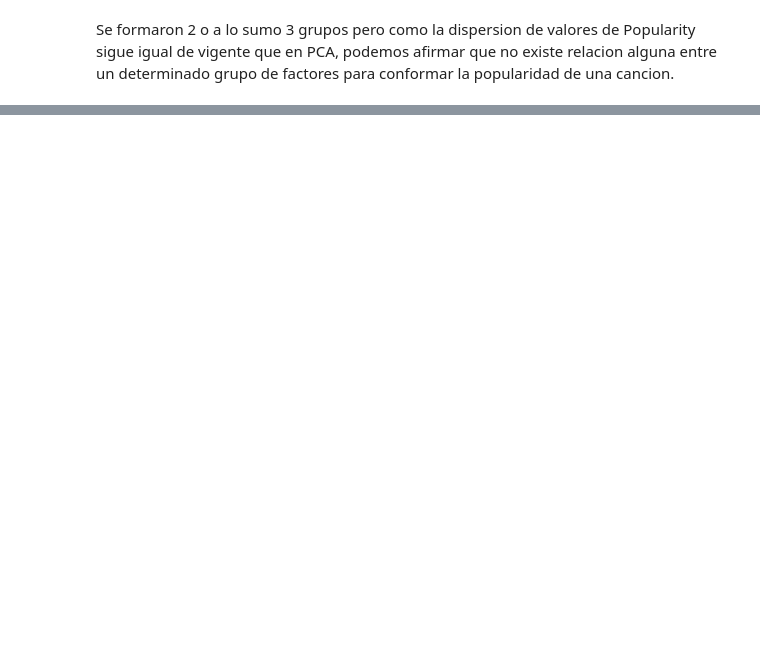
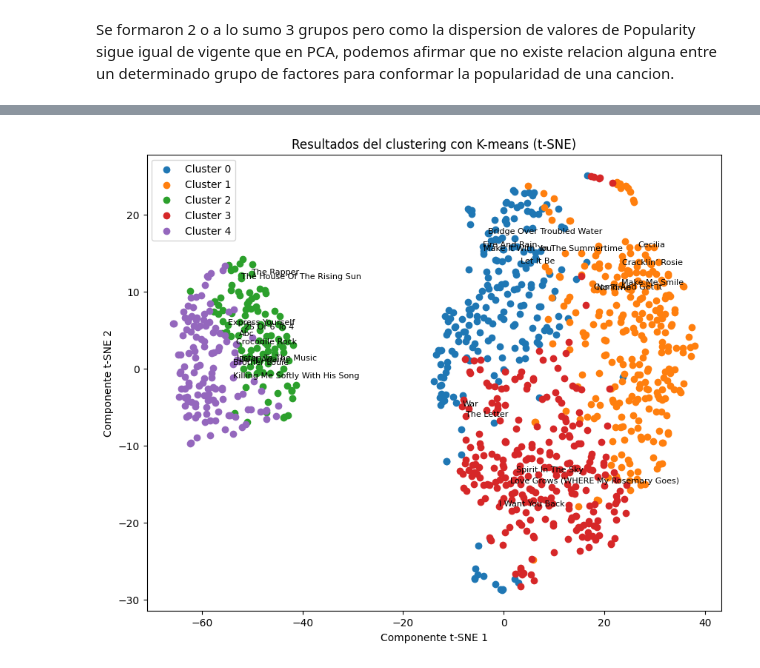
Before and after one commit to nachoperna/Fundamentos-de-la-Ciencia-de-Datos, a Jupyter notebook: TPE/tpe.ipynb, the cells around one changed output, grey strips where cells are left out. Cells and saved outputs as stored; diff of their text form; code cells hidden in the pictures; blank space fills up the shorter version.

```diff
--- a/TPE/tpe.ipynb
+++ b/TPE/tpe.ipynb
@@ -1300,0 +1326,7 @@ Se formaron 2 o a lo sumo 3 grupos pero como la dispersion de valores de Popular
+# %%
+from sklearn.preprocessing import MinMaxScaler
+
+minmaxscaler = MinMaxScaler()
+features = minmaxscaler.fit_transform(features)
+
+features
@@ -1300,0 +1347,38 @@ Se formaron 2 o a lo sumo 3 grupos pero como la dispersion de valores de Popular
+# %%
+kmeans = KMeans(n_clusters=5, verbose=0, random_state=10)
+# lo aplicamos sobre nuestros datos para hallar los centroides
+kmeans.fit(features)
+# y obtenemos los clusters a los que fueron asignadas las muestras
+clusters_kmeans = kmeans.predict(features)
+# %%
+track = raw_covers['Track']
+
+# Reducir la dimensionalidad de los datos usando t-SNE
+tsne_cluster = TSNE(n_components=2, random_state=42)
+tsne_results = tsne_cluster.fit_transform(features)
+
+# Crear un DataFrame con los resultados de t-SNE y los clusters
+tsne_df = pd.DataFrame({'x': tsne_results[:, 0], 'y': tsne_results[:, 1], 'Cluster': clusters_kmeans, 'Track': track})
+
+# Graficar los resultados de t-SNE, coloreando los puntos según el cluster
+plt.figure(figsize=(10, 8))
+for cluster_num in range(5):
+  plt.scatter(tsne_df[tsne_df['Cluster'] == cluster_num]['x'], tsne_df[tsne_df['Cluster'] == cluster_num]['y'], label=f'Cluster {cluster_num}')
+
+  # Seleccionar 5 países para etiquetar en cada cluster, incluyendo Argentina si está presente
+  track_to_label = tsne_df[tsne_df['Cluster'] == cluster_num]['Track'].tolist()
+
+  track_to_label = track_to_label[:5]
+
+  for track in track_to_label:
+    row = tsne_df[(tsne_df['Cluster'] == cluster_num) & (tsne_df['Track'] == track)]
+    if not row.empty:
+      plt.text(row['x'].values[0], row['y'].values[0], track, fontsize=8)
+
+plt.xlabel('Componente t-SNE 1')
+plt.ylabel('Componente t-SNE 2')
+plt.title('Resultados del clustering con K-means (t-SNE)')
+plt.legend()
+plt.show()
+# %% [output]
+[figure, added]
```
Also changed, not shown: parts of 6 cells of this notebook.
